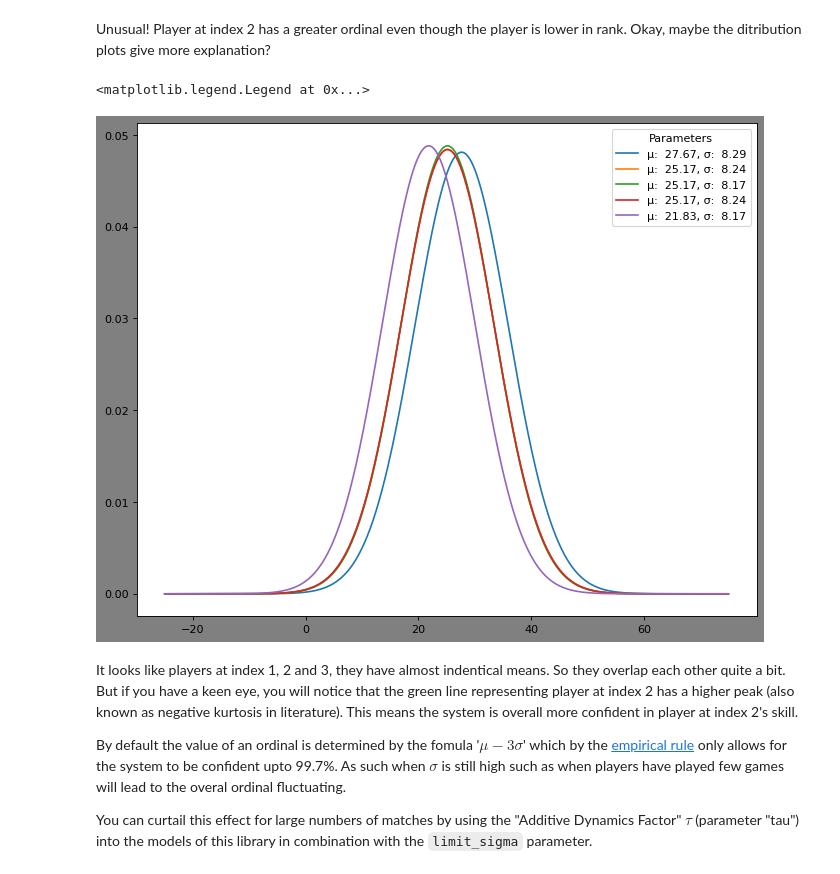
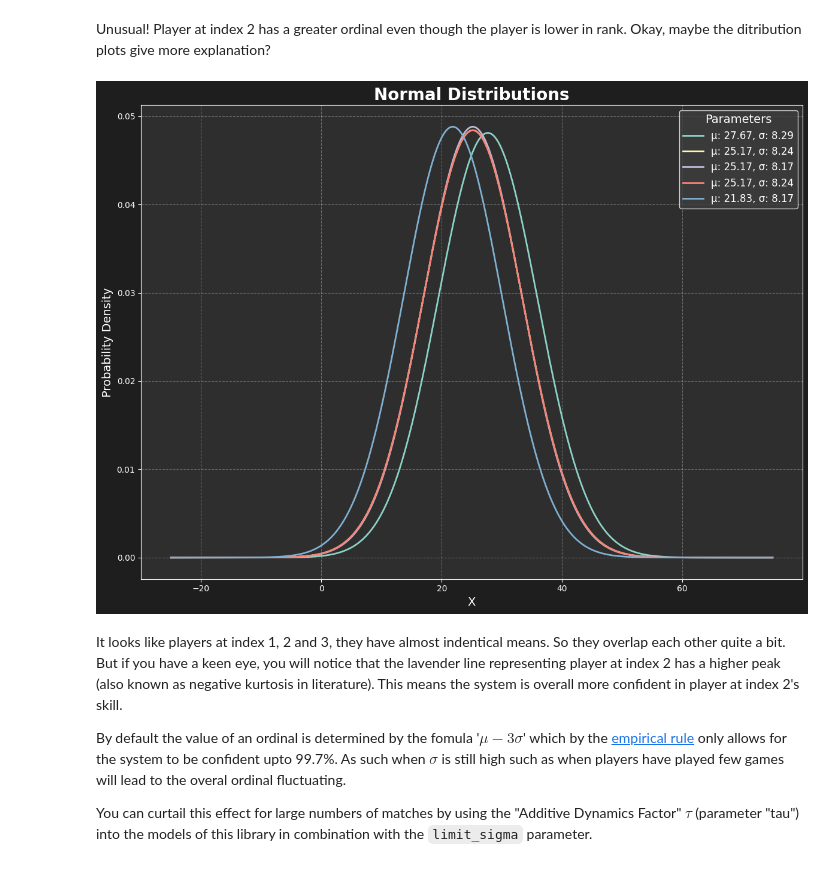
Before and after one commit to vivekjoshy/openskill.py, a Jupyter notebook: docs/source/ordinal.ipynb, the cells around one changed output. Drawn from its saved outputs; the diff is of its cells as text; code cells hidden in the pictures.

```diff
--- a/docs/source/ordinal.ipynb
+++ b/docs/source/ordinal.ipynb
@@ -95,22 +109,38 @@ df
 Unusual! Player at index 2 has a greater ordinal even though the player is lower in rank. Okay, maybe the ditribution plots give more explanation?
 # %%
 visualization_data = np.arange(-25, 75, 0.001)
-fig = plt.figure(figsize=(10, 8), dpi=80)
-fig.patch.set_facecolor("grey")
+plt.style.use("dark_background")
+fig, ax = plt.subplots(figsize=(12, 9), dpi=100)
+fig.patch.set_facecolor("#1E1E1E")
+ax.set_facecolor("#2E2E2E")
+
 df.apply(
-    lambda row: plt.plot(
+    lambda row: ax.plot(
         visualization_data,
         norm.pdf(visualization_data, row["mu"], row["sigma"]),
-        label=f"μ: {row['mu']: 0.2f}, σ: {row['sigma']: 0.2f}",
+        label=f"μ: {row['mu']:.2f}, σ: {row['sigma']:.2f}",
+        linewidth=2,
     ),
     axis=1,
 )
-plt.legend(title="Parameters")
+
+ax.set_title("Normal Distributions", fontsize=20, color="white", fontweight="bold")
+ax.set_xlabel("X", fontsize=14, color="white")
+ax.set_ylabel("Probability Density", fontsize=14, color="white")
+ax.tick_params(colors="white", which="both")
+ax.grid(True, linestyle="--", alpha=0.3)
+
+legend = ax.legend(title="Parameters", title_fontsize=14, fontsize=12)
+legend.get_frame().set_facecolor("#3E3E3E")
+legend.get_frame().set_edgecolor("white")
+plt.setp(legend.get_texts(), color="white")
+plt.setp(legend.get_title(), color="white")
+plt.tight_layout()
+plt.show()
 # %% [output]
-<matplotlib.legend.Legend at 0x...>
-[figure, old version]
+[figure, new version]
 # %% [markdown]
-It looks like players at index 1, 2 and 3, they have almost indentical means. So they overlap each other quite a bit. But if you have a keen eye, you will notice that the green line representing player at index 2 has a higher peak (also known as negative kurtosis in literature). This means the system is overall more confident in player at index 2's skill.
+It looks like players at index 1, 2 and 3, they have almost indentical means. So they overlap each other quite a bit. But if you have a keen eye, you will notice that the lavender line representing player at index 2 has a higher peak (also known as negative kurtosis in literature). This means the system is overall more confident in player at index 2's skill.
 
 By default the value of an ordinal is determined by the fomula '$μ - 3σ$' which by the [empirical rule](https://en.wikipedia.org/wiki/68%E2%80%9395%E2%80%9399.7_rule) only allows for the system to be confident upto 99.7%. As such when $σ$ is still high such as when players have played few games will lead to the overal ordinal fluctuating.
 
```
Also changed, not shown: parts of 4 cells of this notebook, 45 other files.
